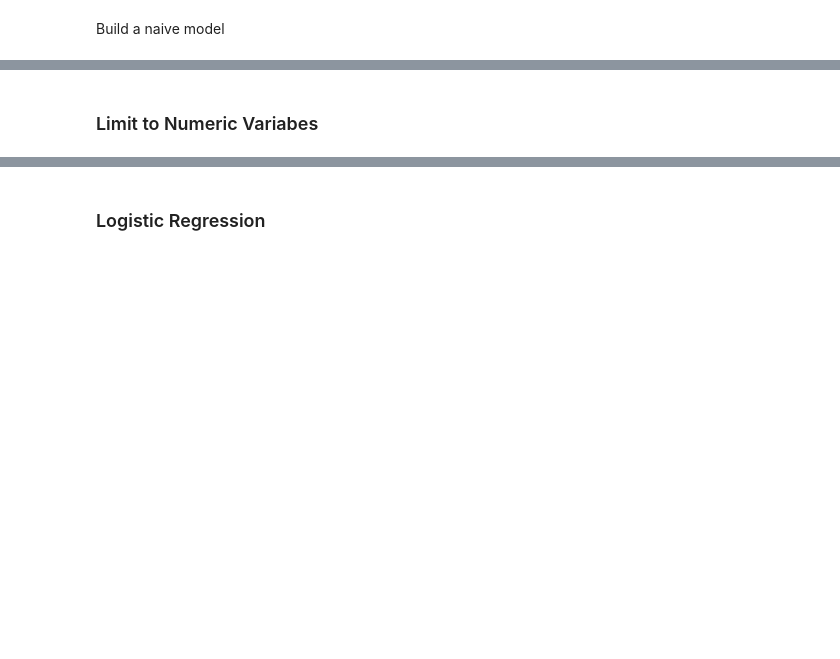
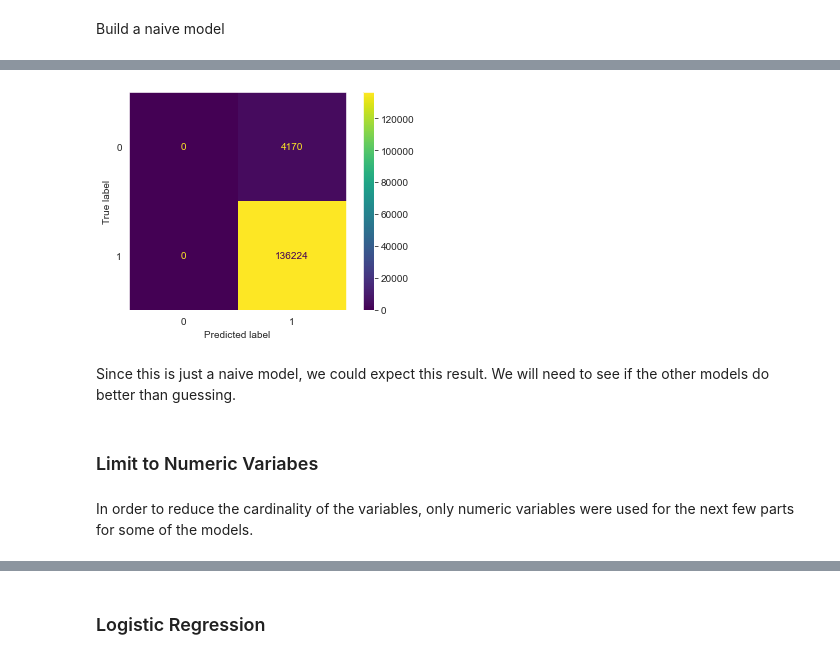
Before and after one commit to Kanchanah/Capstone_Two_Springboard, a Jupyter notebook: Code/Kanchanah_Kannathass_CapStone2_Model.ipynb, the cells around one changed output, grey strips where cells are left out. Cells and saved outputs as stored; diff of their text form; code cells hidden in the pictures; blank space fills up the shorter version.

```diff
--- a/Code/Kanchanah_Kannathass_CapStone2_Model.ipynb
+++ b/Code/Kanchanah_Kannathass_CapStone2_Model.ipynb
@@ -247,5 +284,14 @@ print(f"Test null F1: {null_test_f1:.3}")
+# %%
+# no normalization
+metrics.ConfusionMatrixDisplay.from_predictions(y_true=y_train, y_pred=null_reg_f1_preds);
+# %% [output]
+[figure, added]
+# %% [markdown]
+Since this is just a naive model, we could expect this result. We will need to see if the other models do better than guessing.
 # %% [markdown]
 ### Limit to Numeric Variabes
+# %% [markdown]
+In order to reduce the cardinality of the variables, only numeric variables were used for the next few parts for some of the models.
 # %%
 # NEW: numeric only values
 X_train_numeric = X_train.iloc[:, 29:]
```
Also changed, not shown: parts of 166 cells of this notebook, 5 other files.
